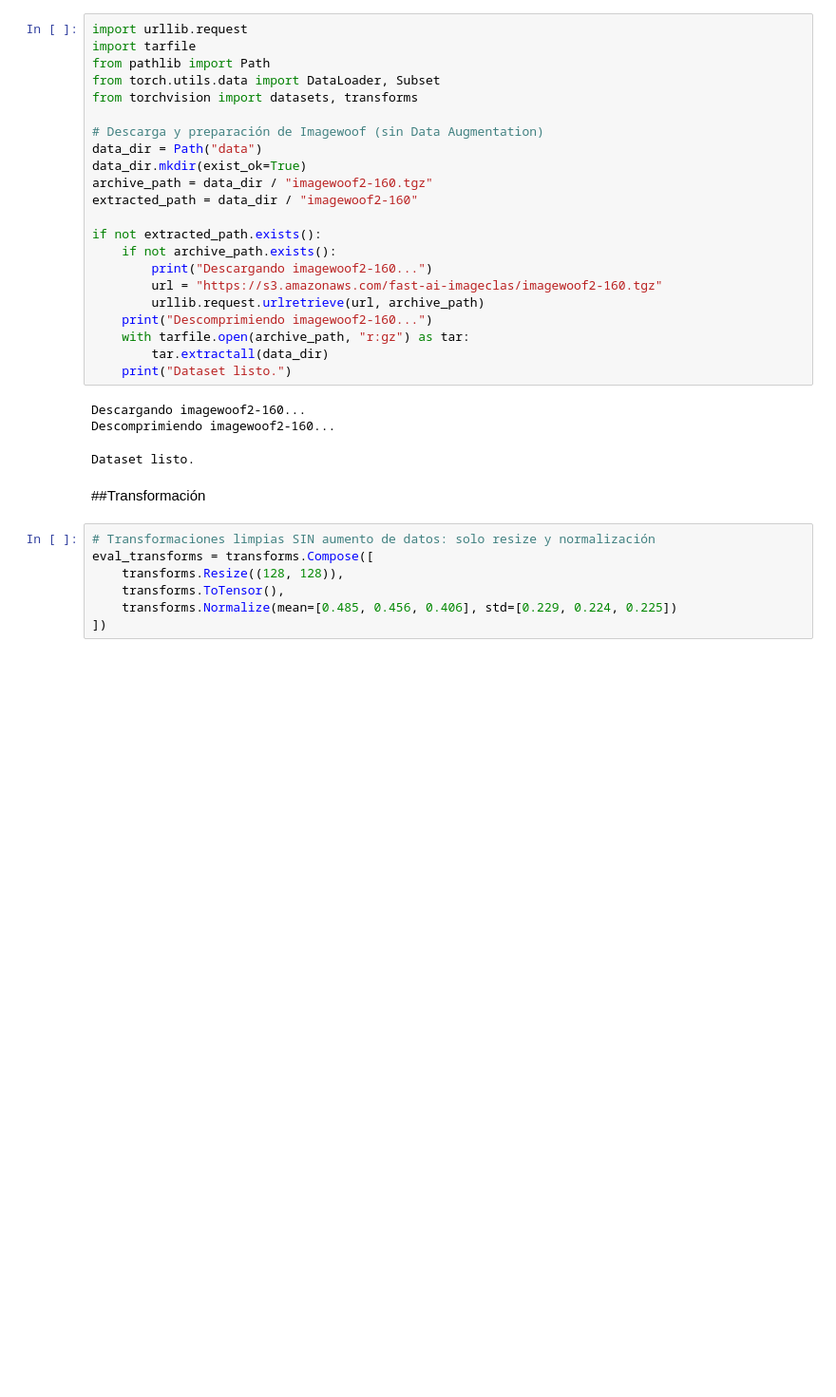
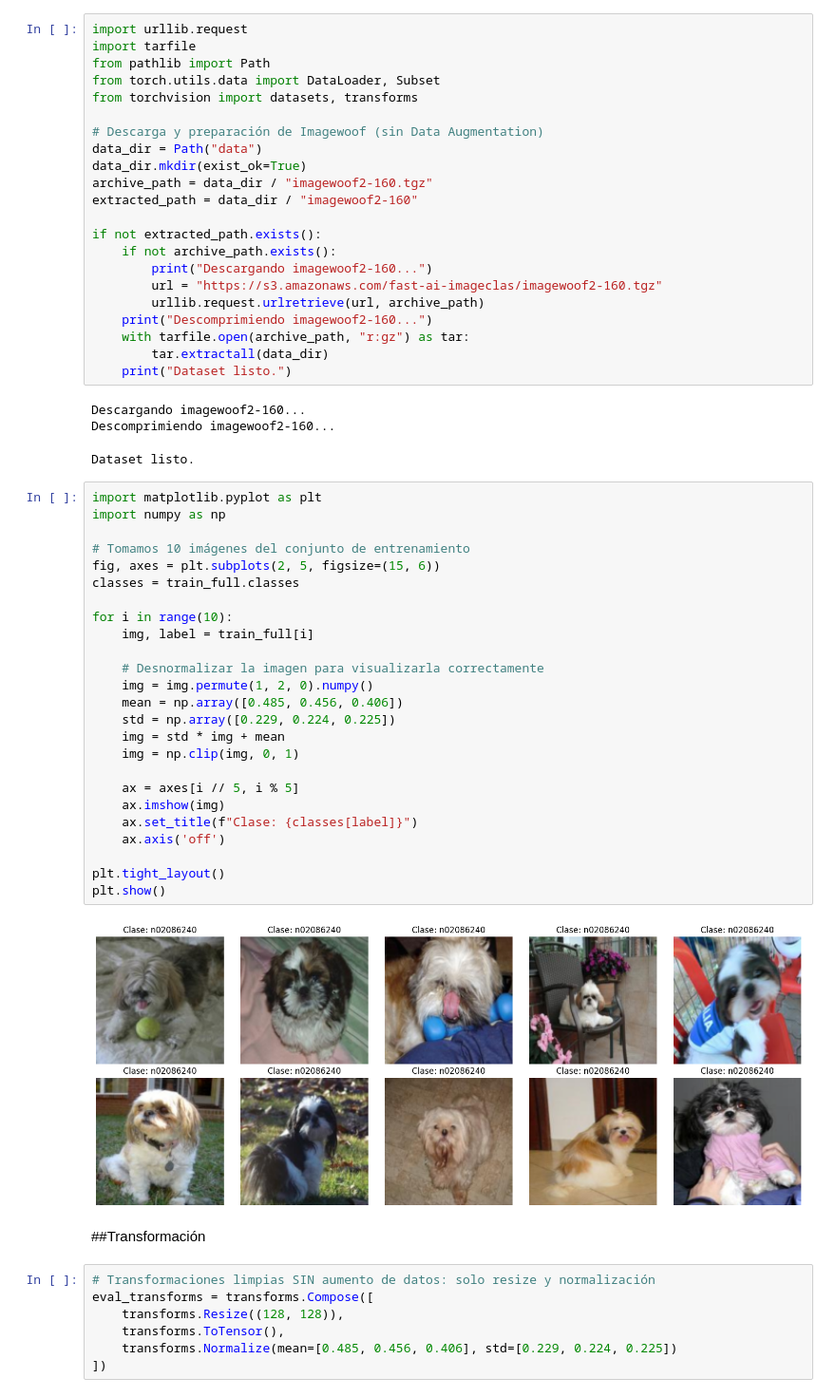
Before and after one commit to ibuscio/taller_deeplearning, a Jupyter notebook: tarea_losslens_imp.ipynb, the cells around one changed output. Shown at 95% size. Cells and saved outputs as stored; diff of their text form; blank space fills up the shorter version.

```diff
--- a/tarea_losslens_imp.ipynb
+++ b/tarea_losslens_imp.ipynb
@@ -219,6 +219,33 @@ if not extracted_path.exists():
 Descargando imagewoof2-160...
 Descomprimiendo imagewoof2-160...
 Dataset listo.
+# %%
+import matplotlib.pyplot as plt
+import numpy as np
+
+# Tomamos 10 imágenes del conjunto de entrenamiento
+fig, axes = plt.subplots(2, 5, figsize=(15, 6))
+classes = train_full.classes
+
+for i in range(10):
+    img, label = train_full[i]
+
+    # Desnormalizar la imagen para visualizarla correctamente
+    img = img.permute(1, 2, 0).numpy()
+    mean = np.array([0.485, 0.456, 0.406])
+    std = np.array([0.229, 0.224, 0.225])
+    img = std * img + mean
+    img = np.clip(img, 0, 1)
+
+    ax = axes[i // 5, i % 5]
+    ax.imshow(img)
+    ax.set_title(f"Clase: {classes[label]}")
+    ax.axis('off')
+
+plt.tight_layout()
+plt.show()
+# %% [output]
+[figure, added]
 # %% [markdown]
 ##Transformación
 # %%
```
Also changed, not shown: parts of 26 cells of this notebook.
